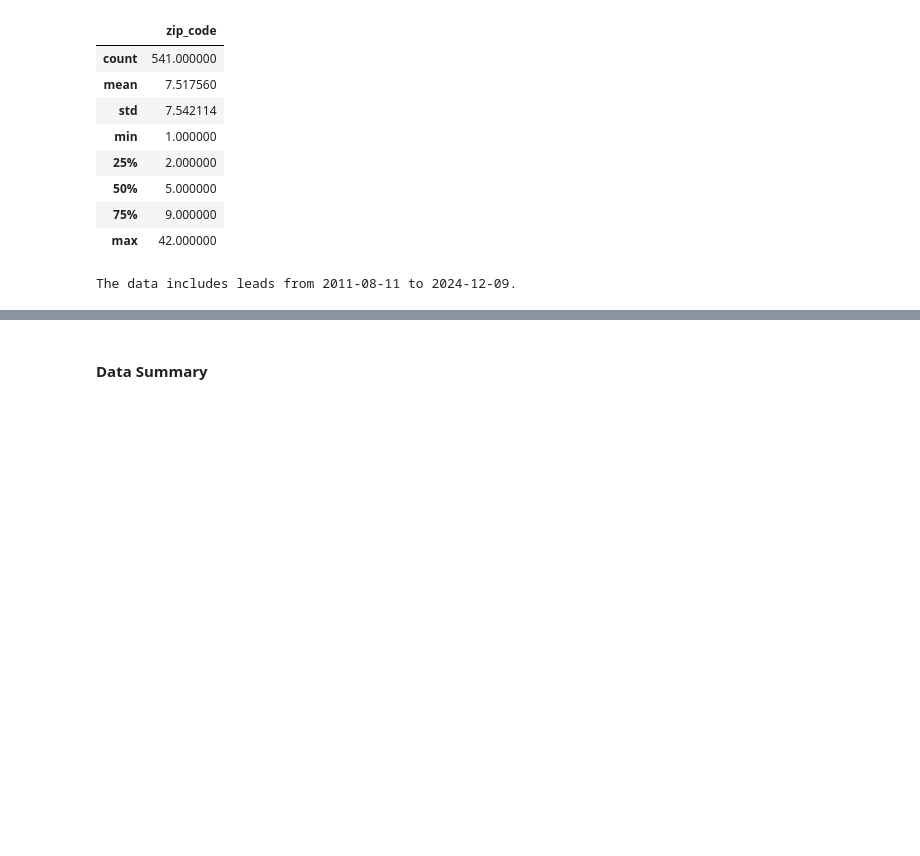
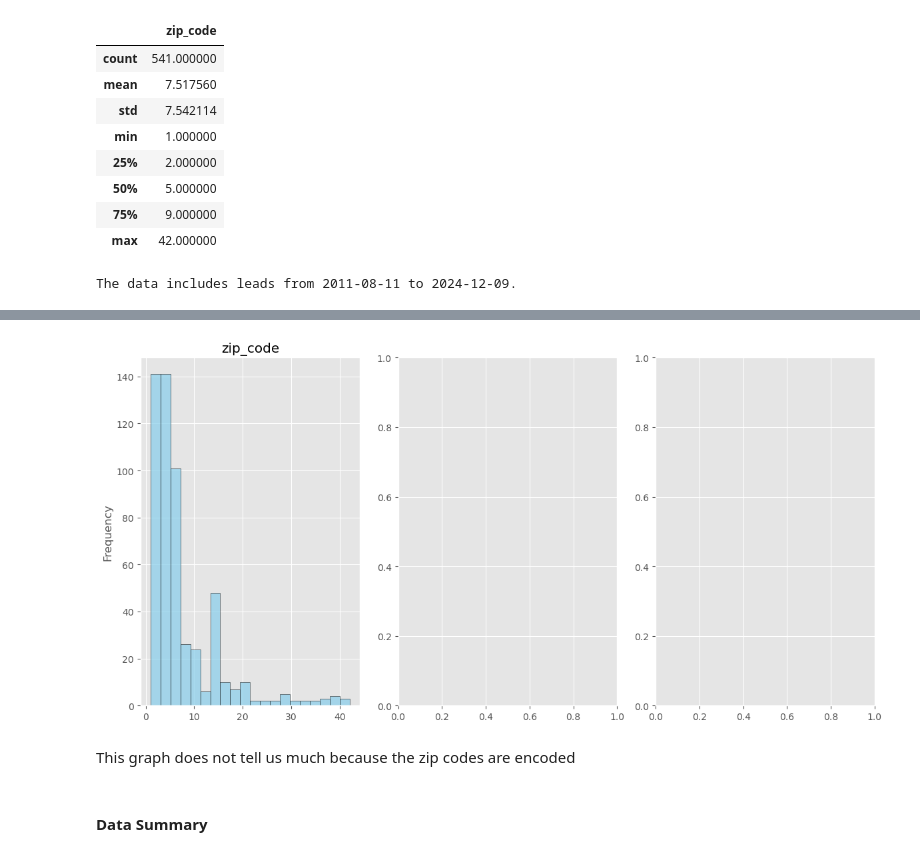
Before and after one commit to elijahlopez94/trends_in_supplemental_education_program, a Jupyter notebook: eda_notebook.ipynb, the cells around one changed output, grey strips where cells are left out. Cells and saved outputs as stored; diff of their text form; code cells hidden in the pictures; blank space fills up the shorter version.

```diff
--- a/eda_notebook.ipynb
+++ b/eda_notebook.ipynb
@@ -46,3 +89,40 @@ def standardize_columns(df):
+# %%
+def plot_numeric(df):
+    """
+    Identifies numeric columns ('float64' & 'int64' datatypes) and plots as horizontal bar chart.
+
+    Parameters:
+        df (pd.dfFrame) - The data containing the groups and values.
+
+    Returns:
+        Plot
+    """
+
+    # Isolate numeric columns
+    num_cols = []
+    for column in df.columns:
+        if df.dtypes[column] == 'float64' or df.dtypes[column] == 'int64':
+            num_cols.append(column)
+
+    # Calculate the number of rows needed, limiting 3 graphs per row
+    num_cols_per_row = 3
+    num_rows = int(np.ceil(len(num_cols) / num_cols_per_row))
+
+    fig, axes = plt.subplots(num_rows, num_cols_per_row, figsize=(12, 6))
+    axes = axes.flatten()
+
+    # Apply to each column
+    for i, column in enumerate(num_cols):
+        # Plot a histogram for each numeric column
+        axes[i].hist(df[column], bins=20, color='skyblue', edgecolor='black', alpha=0.7)
+
+        # Add title and labels
+        axes[i].set_title(f'{column}')
+        # axes[i].set_xlabel(column)
+        axes[i].set_ylabel('Frequency')
+
+    # Adjust layout to prevent overlap
+    return plt.tight_layout();
 # %%
 def plot_x_over_time(x, y, title, y_label, line_label, average_label_color='#E2231A'):
     """
@@ -263,3 +379,9 @@ The data includes leads from 2011-08-11 to 2024-12-09.
+# %%
+plot_numeric(leads)
+# %% [output]
+[figure, added]
+# %% [markdown]
+This graph does not tell us much because the zip codes are encoded
 # %% [markdown]
 #### Data Summary
 # %% [markdown]
```
Also changed, not shown: parts of 79 cells of this notebook.
